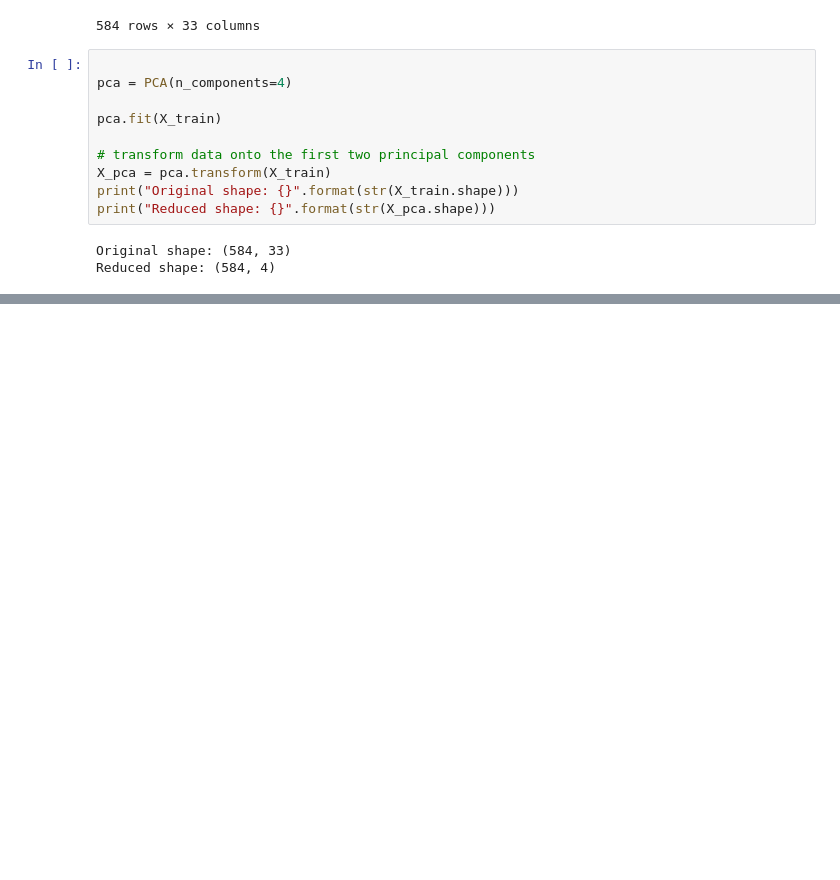
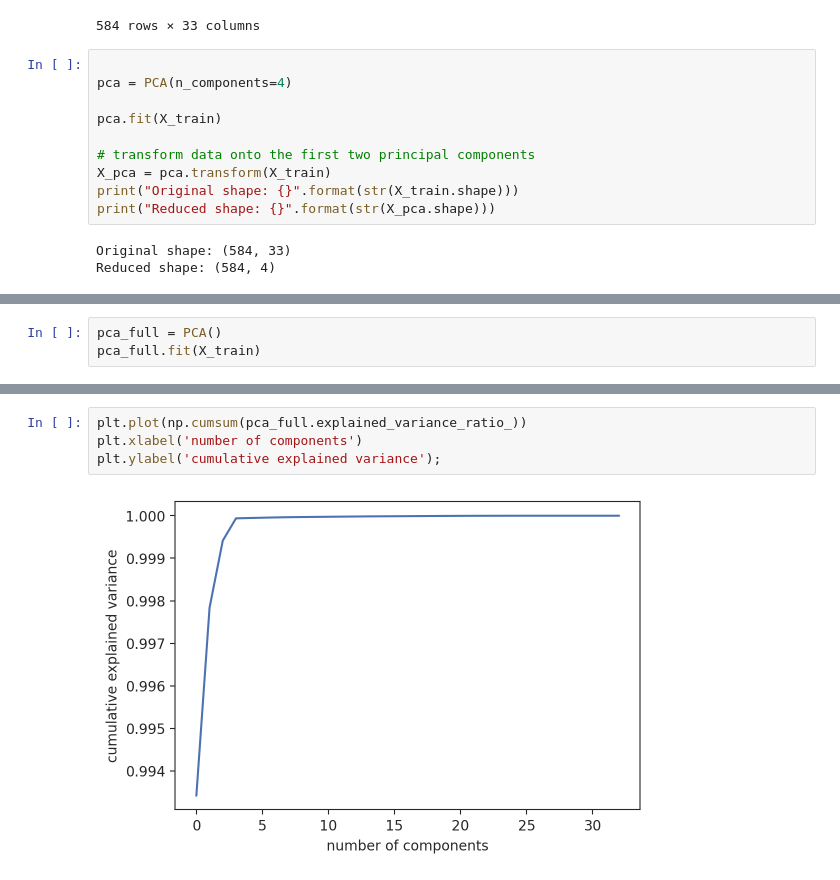
Before and after one commit to peteray-dev/ML_Adv, a Jupyter notebook: Personal_work_on_Advance.ipynb, the cells around one changed output, grey strips where cells are left out. Saved outputs shown, nothing was run; the diff lists cells and outputs as text; blank space fills up the shorter version.

```diff
--- a/Personal_work_on_Advance.ipynb
+++ b/Personal_work_on_Advance.ipynb
@@ -404,0 +433,3 @@ Reduced shape: (584, 4)
+# %%
+pca_full = PCA()
+pca_full.fit(X_train)
@@ -404,0 +450,6 @@ Reduced shape: (584, 4)
+# %%
+plt.plot(np.cumsum(pca_full.explained_variance_ratio_))
+plt.xlabel('number of components')
+plt.ylabel('cumulative explained variance');
+# %% [output]
+[figure, added]
```
Also changed, not shown: parts of 6 cells of this notebook.
